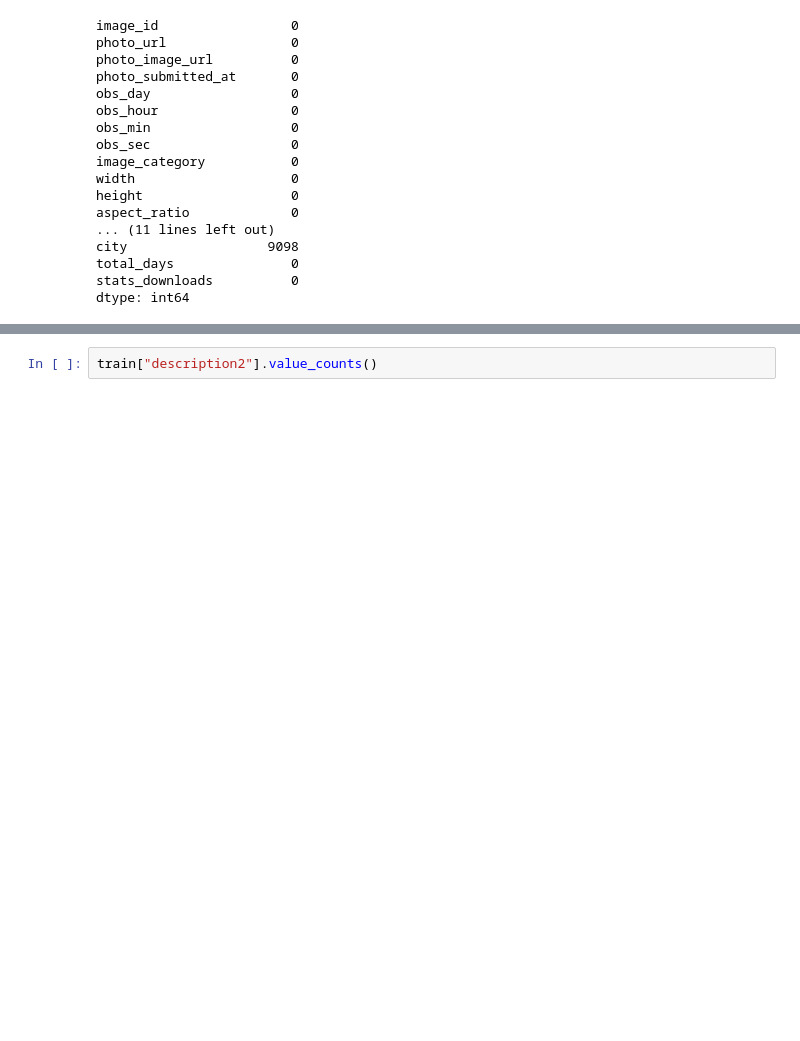
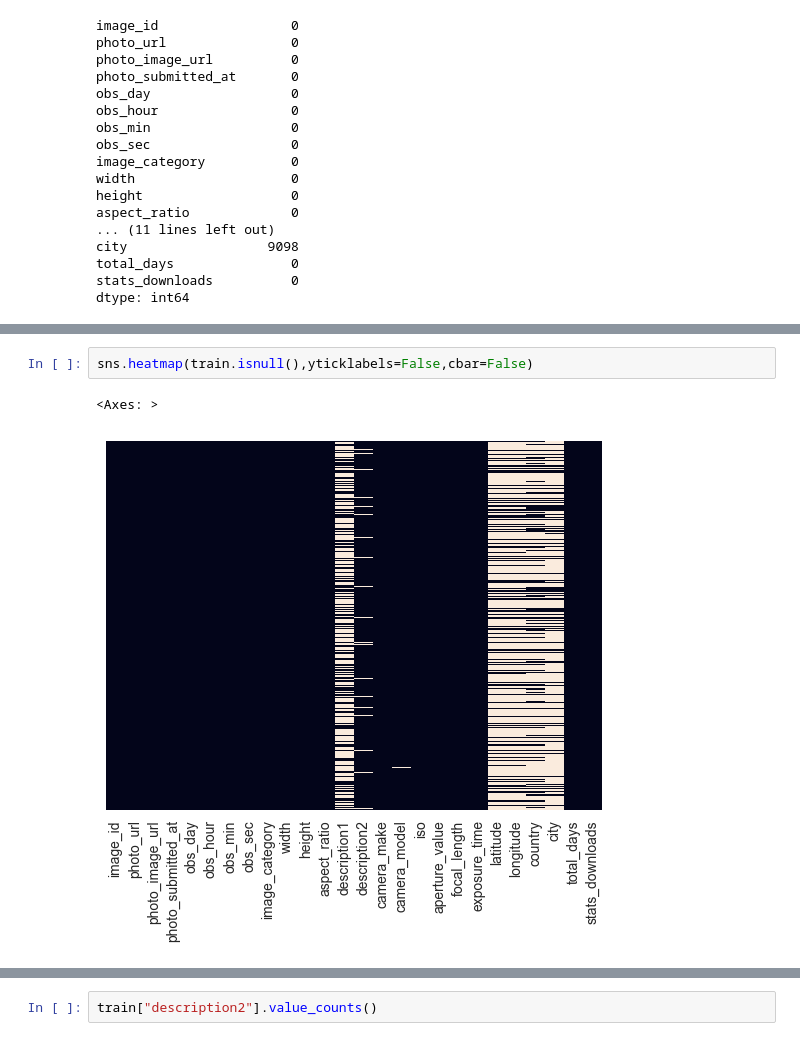
Before and after one commit to jjz17/Datathon2023, a Jupyter notebook: eda_jason.ipynb, the cells around one changed output, grey strips where cells are left out. Cells and saved outputs as stored; diff of their text form; blank space fills up the shorter version.

```diff
--- a/eda_jason.ipynb
+++ b/eda_jason.ipynb
@@ -177,0 +234,5 @@ dtype: int64
+# %%
+sns.heatmap(train.isnull(),yticklabels=False,cbar=False)
+# %% [output]
+<Axes: >
+[figure, added]
```
Also changed, not shown: parts of 5 cells of this notebook, 1 other file.
